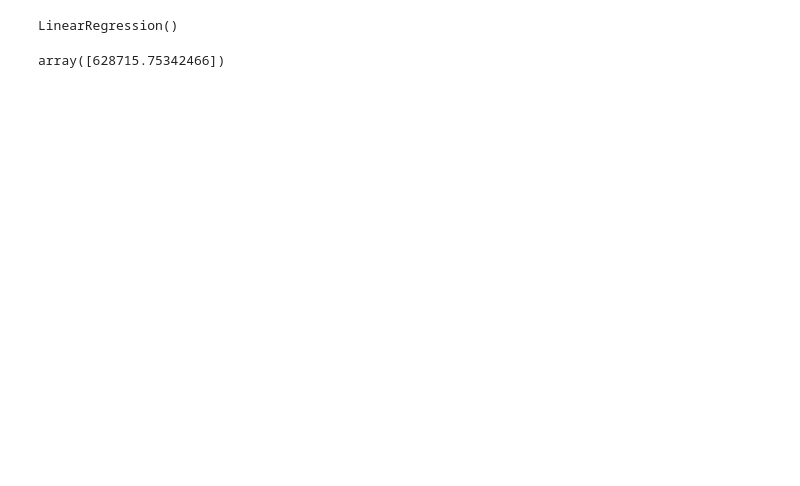
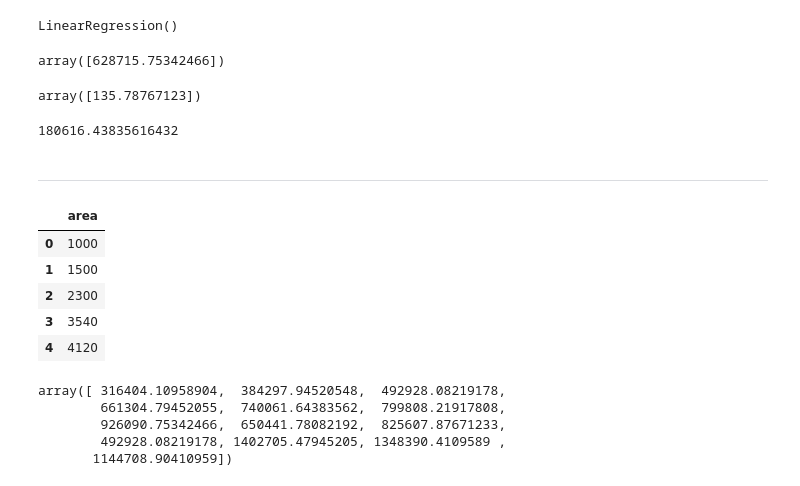
Before and after one commit to EroshBc/Linear-Regression-ML, a Jupyter notebook: MLLinearRegression.ipynb, the cells around one changed output. Cells and saved outputs as stored; diff of their text form; code cells hidden in the pictures; blank space fills up the shorter version.

```diff
--- a/MLLinearRegression.ipynb
+++ b/MLLinearRegression.ipynb
@@ -24,14 +26,49 @@ Text(0, 0.5, 'price (USD')
 [figure]
 # %%
-#create a model for linear regression
+#Create object for linear regression
+
 reg = linear_model.LinearRegression()
-reg.fit(df[['area']], df.price)
-# %% [output]
-LinearRegression()
+# %%
+#fit into the data or trainig the model
+reg.fit(df[['area']], df['price'])
+# %% [output]
+LinearRegression()
 # %%
-#predict the price
+#predict the price of the house on given size
 predict = reg.predict([[3300]])
+predict
+# %% [output]
+array([628715.75342466])
-# %%
-predict
-# %% [output]
-array([628715.75342466])
+# %%
+#get the coeffient
+reg.coef_
+# %% [output]
+array([135.78767123])
+# %%
+#get the intercept
+reg.intercept_
+# %% [output]
+180616.43835616432
+# %% [markdown]
+ *****************
+# %%
+#predict the prices of the house of list of areas
+df1 = pd.read_csv('area.csv')
+df1.head()
+# %% [output]
+|  | area |
+| 0 | 1000 |
+| 1 | 1500 |
+| 2 | 2300 |
+| 3 | 3540 |
+| 4 | 4120 |
+# %%
+#predict prices on the file and save it on am array
+price_predict = reg.predict(df1)
+price_predict
+# %% [output]
+array([ 316404.10958904,  384297.94520548,  492928.08219178,
+        661304.79452055,  740061.64383562,  799808.21917808,
+        926090.75342466,  650441.78082192,  825607.87671233,
+        492928.08219178, 1402705.47945205, 1348390.4109589 ,
+       1144708.90410959])
```
Also changed, not shown: parts of 11 cells of this notebook.
